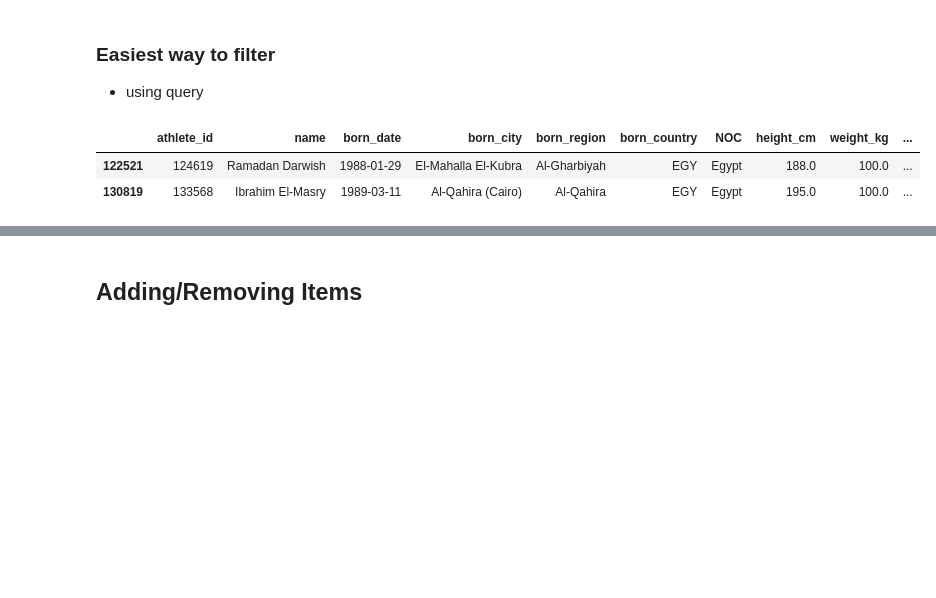
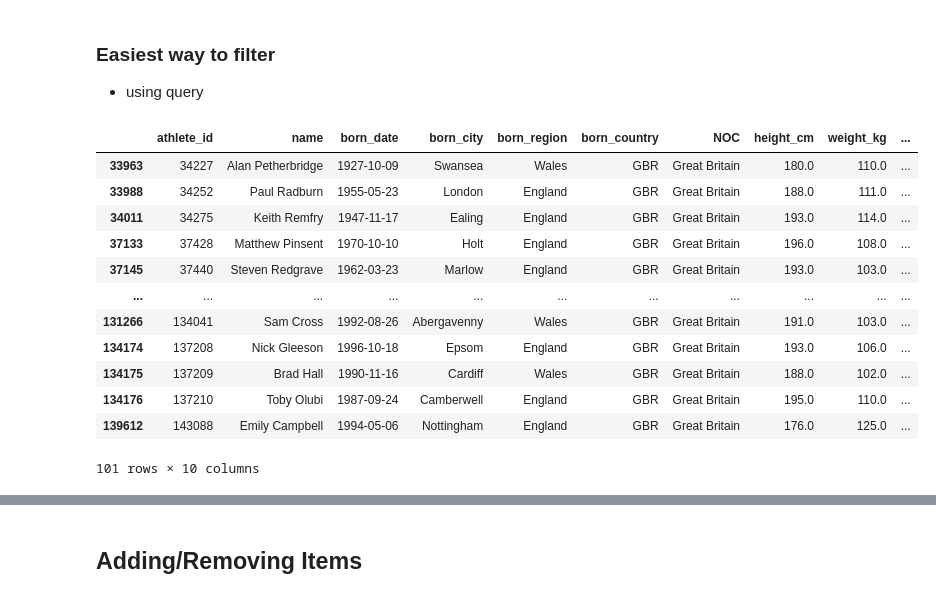
Before and after one commit to shahin5646/Machine-Learning, a Jupyter notebook: Pandas/pandas.ipynb, the cells around one changed output, grey strips where cells are left out. Drawn from its saved outputs; the diff is of its cells as text; code cells hidden in the pictures; blank space fills up the shorter version.

```diff
--- a/Pandas/pandas.ipynb
+++ b/Pandas/pandas.ipynb
@@ -322,11 +322,22 @@ olympic_data[(olympic_data['born_country'].isin(['GBR','EGY','JOR'])) & (olympic
 ### Easiest way to filter
 - using query
 # %%
-olympic_data.query ('born_country=="EGY" and weight_kg==100')
+# olympic_data.query ('born_country=="EGY" and weight_kg>100')
+olympic_data.query ('born_country=="GBR" and weight_kg>100')
 # %% [output]
 |  | athlete_id | name | born_date | born_city | born_region | born_country | NOC | height_cm | weight_kg | ... |
-| 122521 | 124619 | Ramadan Darwish | 1988-01-29 | El-Mahalla El-Kubra | Al-Gharbiyah | EGY | Egypt | 188.0 | 100.0 | ... |
-| 130819 | 133568 | Ibrahim El-Masry | 1989-03-11 | Al-Qahira (Cairo) | Al-Qahira | EGY | Egypt | 195.0 | 100.0 | ... |
+| 33963 | 34227 | Alan Petherbridge | 1927-10-09 | Swansea | Wales | GBR | Great Britain | 180.0 | 110.0 | ... |
+| 33988 | 34252 | Paul Radburn | 1955-05-23 | London | England | GBR | Great Britain | 188.0 | 111.0 | ... |
+| 34011 | 34275 | Keith Remfry | 1947-11-17 | Ealing | England | GBR | Great Britain | 193.0 | 114.0 | ... |
+| 37133 | 37428 | Matthew Pinsent | 1970-10-10 | Holt | England | GBR | Great Britain | 196.0 | 108.0 | ... |
+| 37145 | 37440 | Steven Redgrave | 1962-03-23 | Marlow | England | GBR | Great Britain | 193.0 | 103.0 | ... |
+| ... | ... | ... | ... | ... | ... | ... | ... | ... | ... | ... |
+| 131266 | 134041 | Sam Cross | 1992-08-26 | Abergavenny | Wales | GBR | Great Britain | 191.0 | 103.0 | ... |
+| 134174 | 137208 | Nick Gleeson | 1996-10-18 | Epsom | England | GBR | Great Britain | 193.0 | 106.0 | ... |
+| 134175 | 137209 | Brad Hall | 1990-11-16 | Cardiff | Wales | GBR | Great Britain | 188.0 | 102.0 | ... |
+| 134176 | 137210 | Toby Olubi | 1987-09-24 | Camberwell | England | GBR | Great Britain | 195.0 | 110.0 | ... |
+| 139612 | 143088 | Emily Campbell | 1994-05-06 | Nottingham | England | GBR | Great Britain | 176.0 | 125.0 | ... |
+101 rows × 10 columns
 # %%
 olympic_data.query('height_cm == 190 and born_country =="USA"')
 # %% [output]
```
Also changed, not shown: parts of 1 cell of this notebook, 3 other files.
